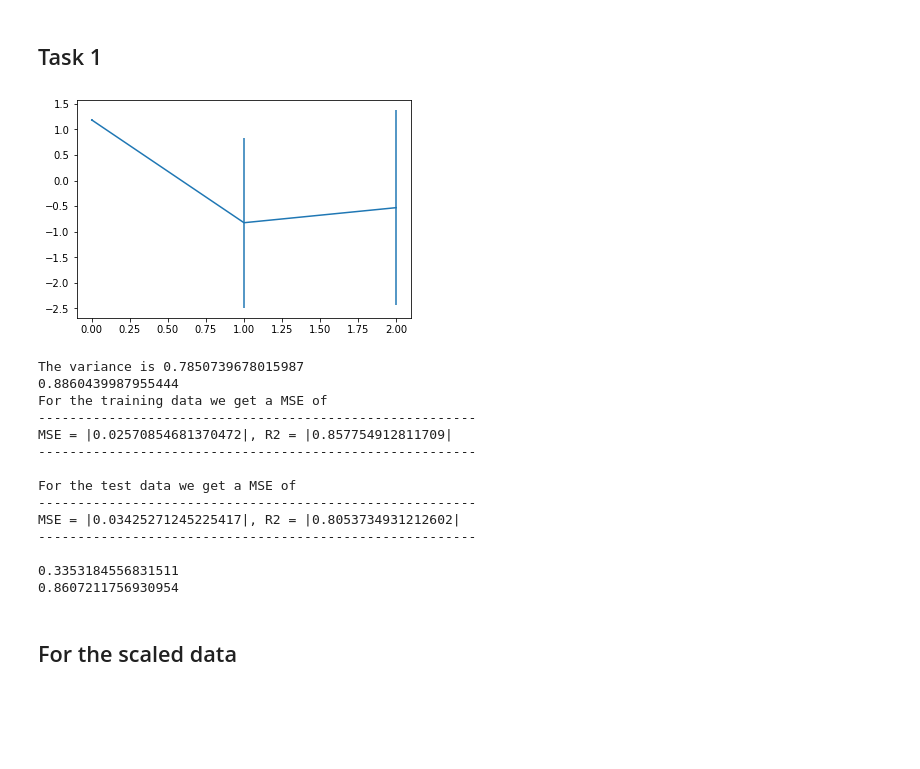
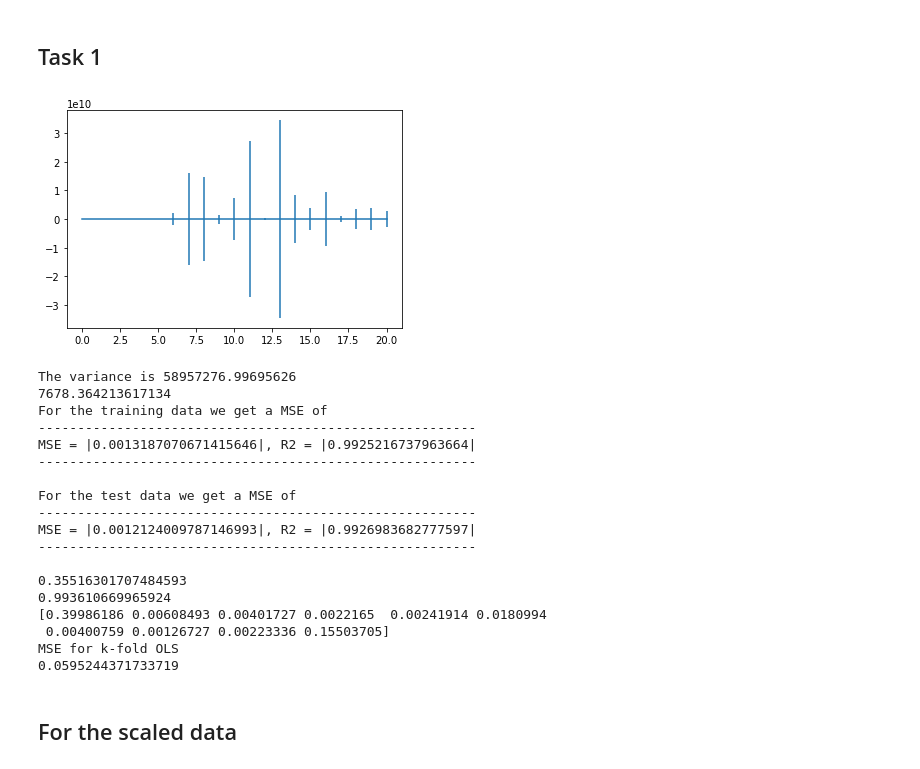
Before and after one commit to MortenTryti/MachineLearning, a Jupyter notebook: Project 1/Project 1.ipynb, the cells around one changed output. Drawn from its saved outputs; the diff is of its cells as text; code cells hidden in the pictures; blank space fills up the shorter version.

```diff
--- a/Project 1/Project 1.ipynb
+++ b/Project 1/Project 1.ipynb
@@ -153,10 +154,46 @@ def biassVariance(y,y_pred):
     bias = np.mean((y - mean_pred)**2)
     variance = np.mean((y_pred - mean_pred)**2)
     return bias, variance
+
+
+def k_fold(Data, k,X):
+
+    "Splitting the data"
+    k_split = KFold(n_splits = k)
+
+    "CV to calculate MSE"
+    k_scores= np.zeros(k)
+
+    i = 0
+    for k_train_index, k_test_index in k_split.split(X):
+        #print(k_train_index)
+        k_xtrain = X[k_train_index]
+        k_ytrain = Data[k_train_index]
+
+       # print(k_xtrain)
+
+        k_xtest = X[k_test_index]
+        k_ytest = Data[k_test_index]
+
+        #k_Xtrain = poly.fit_transform(k_xtrain[:, np.newaxis])
+        "Finding betaOLS for each k"
+        beta_k_OLS = OLSmethod(k_xtrain, k_ytrain)
+
+        #k_Xtest = poly.fit_transform(k_xtest[:, np.newaxis])
+        model_predict = k_xtest @ beta_k_OLS
+
+        k_scores[i] = MSE(k_ytest, model_predict)
+
+        i += 1
+  #  print(k_scores)
+    MSE_kfold = np.mean(k_scores)
+   # print('MSE for k-fold OLS')
+   # print(MSE_kfold)
+    return MSE_kfold
 # %% [markdown]
 ## Task 1
 # %%
-npoints = 100
+npoints = 200
 
 
 # Make data.
@@ -172,7 +209,7 @@ z = z #+ .1 * np.random.randn(npoints)
 
 #surfaceplot(x,y,z)
 # %%
-n = 1
+n =5
 
 
 #x = np.sort(np.random.uniform(0.0 , 1.0 , npoints))
@@ -213,48 +250,54 @@ print(np.std(betaOLS))
 zpred = X_train@betaOLS
 print("For the training data we get a MSE of")
 printQ(z_train,zpred)
 
 
 print("For the test data we get a MSE of")
 ztilde = X_test@betaOLS
 printQ(z_test,ztilde)
 
 
 
 MSElist = []
 R2list = []
 for i in range(28):
     bootX,bootz = resample(X_train,z_train.reshape(-1,1))
 
 
     bootbetaOLS = OLSmethod(bootX,bootz)
 
     ypred = bootX @ bootbetaOLS
     MSElist.append(MSE(z_train,ypred))
     R2list.append(R2(bootz,ypred))
 
 
 
 
 
 print(np.mean(MSElist))
 print(np.mean(R2list))
+
+k_fold(z, 10,X)
 # %% [output]
-[figure, old version]
+[figure, new version]
-The variance is 0.7850739678015987
-0.8860439987955444
+The variance is 58957276.99695626
+7678.364213617134
 For the training data we get a MSE of
 --------------------------------------------------------
-MSE = |0.02570854681370472|, R2 = |0.857754912811709|
+MSE = |0.0013187070671415646|, R2 = |0.9925216737963664|
 --------------------------------------------------------
 
 For the test data we get a MSE of
 --------------------------------------------------------
-MSE = |0.03425271245225417|, R2 = |0.8053734931212602|
+MSE = |0.0012124009787146993|, R2 = |0.9926983682777597|
 --------------------------------------------------------
 
-0.3353184556831511
-0.8607211756930954
+0.35516301707484593
+0.993610669965924
+[0.39986186 0.00608493 0.00401727 0.0022165  0.00241914 0.0180994
+ 0.00400759 0.00126727 0.00223336 0.15503705]
+MSE for k-fold OLS
+0.0595244371733719
 # %% [markdown]
 ## For the scaled data
 # %%
```
Also changed, not shown: parts of 4 cells of this notebook.
